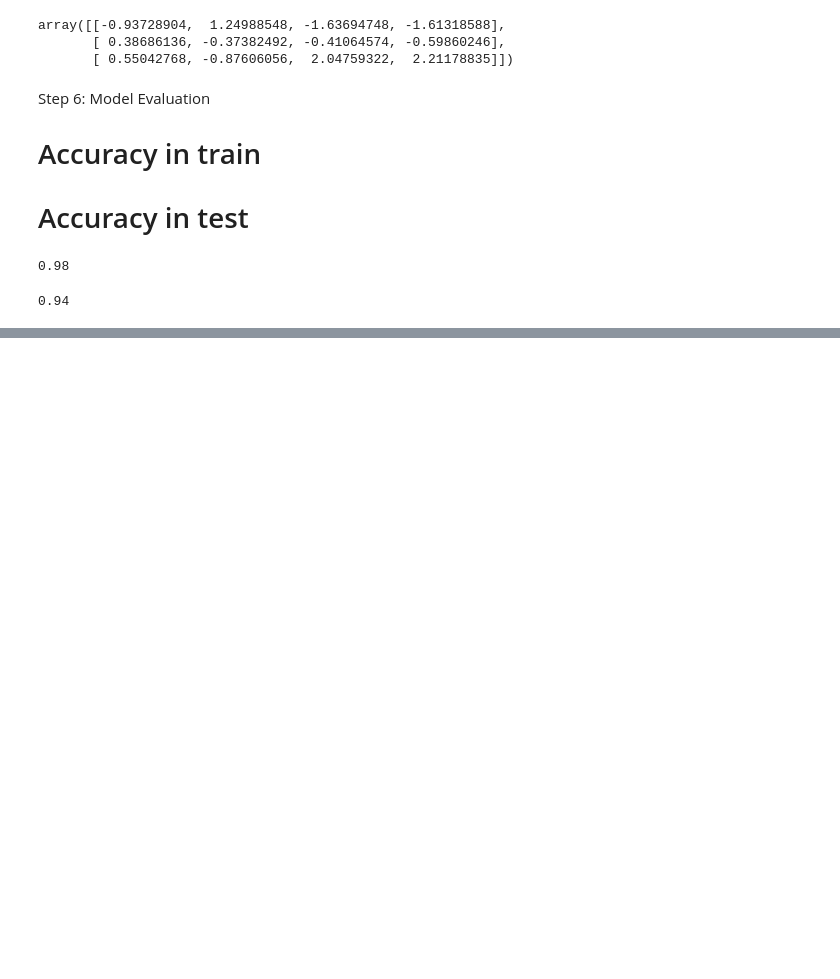
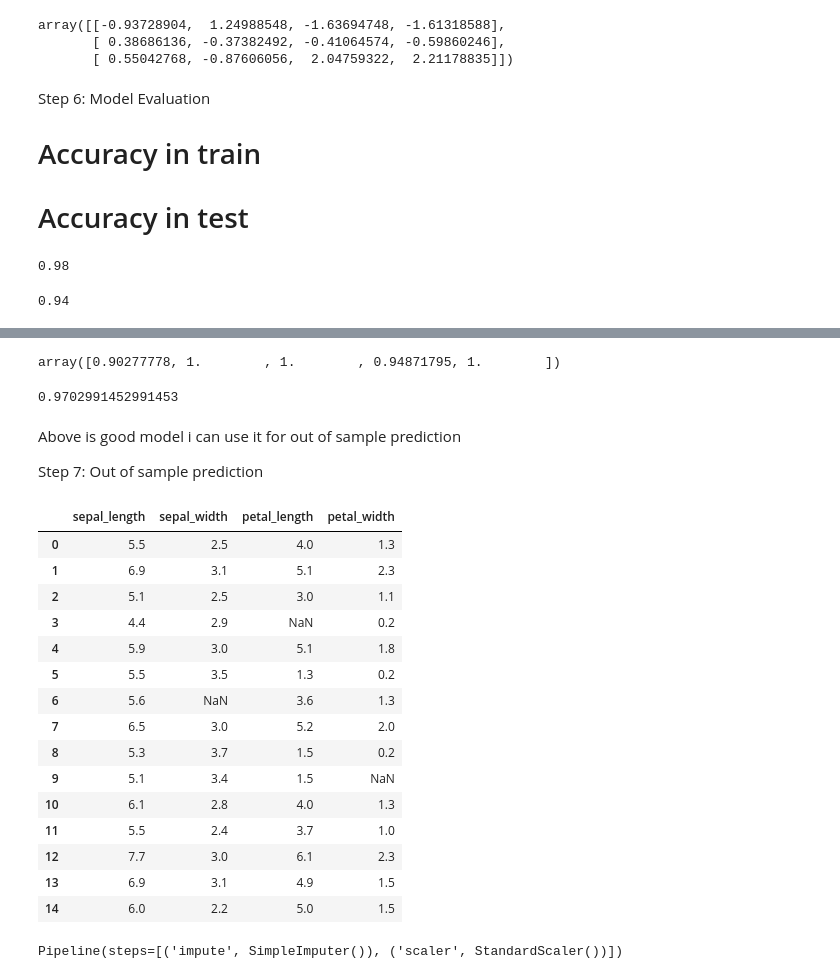
Before and after one commit to AKVITA380/Machine-Learning-Model-Project, a Jupyter notebook: Classification Logistic/Logistic Regression.ipynb, the cells around one changed output, grey strips where cells are left out. Drawn from its saved outputs; the diff is of its cells as text; code cells hidden in the pictures; blank space fills up the shorter version.

```diff
--- a/Classification Logistic/Logistic Regression.ipynb
+++ b/Classification Logistic/Logistic Regression.ipynb
@@ -205,0 +271,42 @@ model.score(xtest, ytest)
+# %%
+from sklearn.model_selection import cross_val_score
+scores = cross_val_score(model, xtrain, ytrain, cv=5, scoring="f1_macro")
+scores
+# %% [output]
+array([0.90277778, 1.        , 1.        , 0.94871795, 1.        ])
+# %%
+scores.mean()
+# %% [output]
+0.9702991452991453
+# %% [markdown]
+Above is good model i can use it for out of sample prediction
+
+
+
+
+Step 7: Out of sample prediction
+# %%
+xnew = pd.read_csv("iris_sample.csv")
+xnew
+# %% [output]
+|  | sepal_length | sepal_width | petal_length | petal_width |
+| 0 | 5.5 | 2.5 | 4.0 | 1.3 |
+| 1 | 6.9 | 3.1 | 5.1 | 2.3 |
+| 2 | 5.1 | 2.5 | 3.0 | 1.1 |
+| 3 | 4.4 | 2.9 | NaN | 0.2 |
+| 4 | 5.9 | 3.0 | 5.1 | 1.8 |
+| 5 | 5.5 | 3.5 | 1.3 | 0.2 |
+| 6 | 5.6 | NaN | 3.6 | 1.3 |
+| 7 | 6.5 | 3.0 | 5.2 | 2.0 |
+| 8 | 5.3 | 3.7 | 1.5 | 0.2 |
+| 9 | 5.1 | 3.4 | 1.5 | NaN |
+| 10 | 6.1 | 2.8 | 4.0 | 1.3 |
+| 11 | 5.5 | 2.4 | 3.7 | 1.0 |
+| 12 | 7.7 | 3.0 | 6.1 | 2.3 |
+| 13 | 6.9 | 3.1 | 4.9 | 1.5 |
+| 14 | 6.0 | 2.2 | 5.0 | 1.5 |
+# %%
+
+num_pipe
+# %% [output]
+Pipeline(steps=[('impute', SimpleImputer()), ('scaler', StandardScaler())])
```
Also changed, not shown: parts of 20 cells of this notebook.
